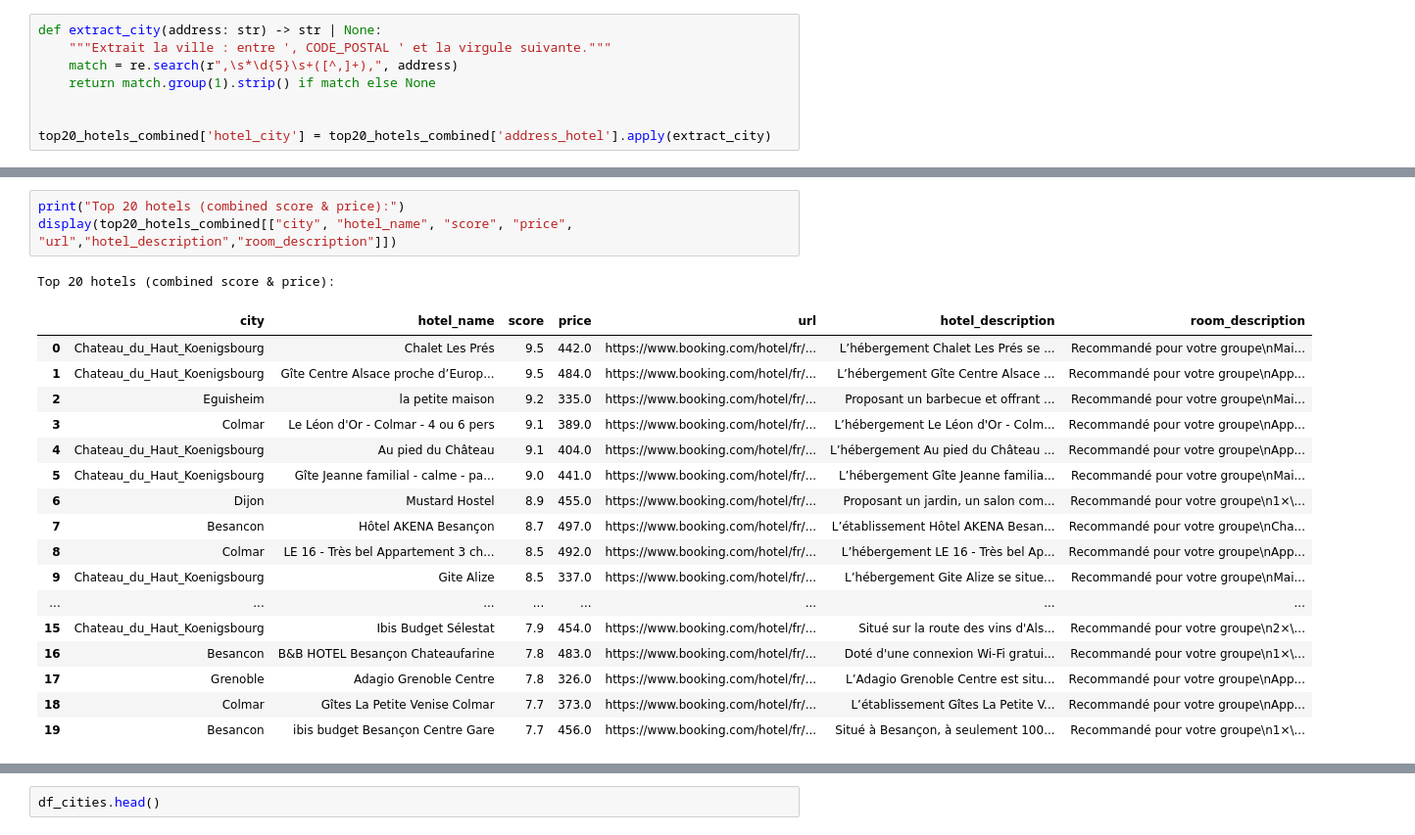
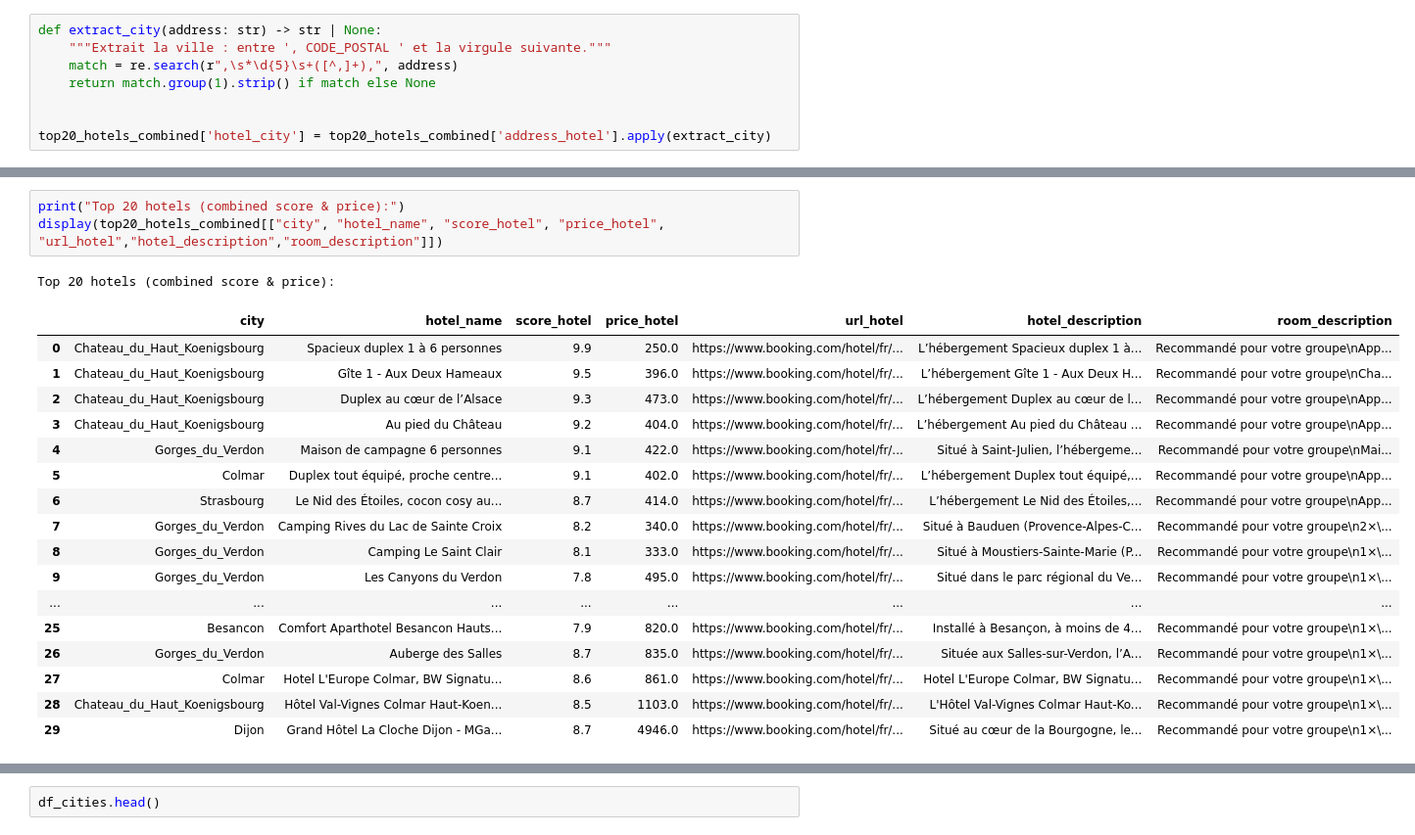
Before and after one commit to cyrilbraguy/Bl1_kayak, a Jupyter notebook: src/01-Plan_your_trip_with_Kayak_cyril.ipynb, the cells around one changed output, grey strips where cells are left out. Shown at 98% size. Cells and saved outputs as stored; diff of their text form.

```diff
--- a/src/01-Plan_your_trip_with_Kayak_cyril.ipynb
+++ b/src/01-Plan_your_trip_with_Kayak_cyril.ipynb
@@ -1277,25 +1248,25 @@ display(top20_hotels_combined)
 # %%
 print("Top 20 hotels (combined score & price):")
-display(top20_hotels_combined[["city", "hotel_name", "score", "price", "url","hotel_description","room_description"]])
+display(top20_hotels_combined[["city", "hotel_name", "score_hotel", "price_hotel", "url_hotel","hotel_description","room_description"]])
 # %% [output]
 Top 20 hotels (combined score & price):
-|  | city | hotel_name | score | price | url | hotel_description | room_description |
-| 0 | Chateau_du_Haut_Koenigsbourg | Chalet Les Prés | 9.5 | 442.0 | https://www.booking.com/hotel/fr/... | L’hébergement Chalet Les Prés se ... | Recommandé pour votre groupe\nMai... |
-| 1 | Chateau_du_Haut_Koenigsbourg | Gîte Centre Alsace proche d’Europ... | 9.5 | 484.0 | https://www.booking.com/hotel/fr/... | L’hébergement Gîte Centre Alsace ... | Recommandé pour votre groupe\nApp... |
-| 2 | Eguisheim | la petite maison | 9.2 | 335.0 | https://www.booking.com/hotel/fr/... | Proposant un barbecue et offrant ... | Recommandé pour votre groupe\nMai... |
-| 3 | Colmar | Le Léon d'Or - Colmar - 4 ou 6 pers | 9.1 | 389.0 | https://www.booking.com/hotel/fr/... | L’hébergement Le Léon d'Or - Colm... | Recommandé pour votre groupe\nApp... |
-| 4 | Chateau_du_Haut_Koenigsbourg | Au pied du Château | 9.1 | 404.0 | https://www.booking.com/hotel/fr/... | L’hébergement Au pied du Château ... | Recommandé pour votre groupe\nApp... |
-| 5 | Chateau_du_Haut_Koenigsbourg | Gîte Jeanne familial - calme - pa... | 9.0 | 441.0 | https://www.booking.com/hotel/fr/... | L’hébergement Gîte Jeanne familia... | Recommandé pour votre groupe\nMai... |
-| 6 | Dijon | Mustard Hostel | 8.9 | 455.0 | https://www.booking.com/hotel/fr/... | Proposant un jardin, un salon com... | Recommandé pour votre groupe\n1×\... |
-| 7 | Besancon | Hôtel AKENA Besançon | 8.7 | 497.0 | https://www.booking.com/hotel/fr/... | L’établissement Hôtel AKENA Besan... | Recommandé pour votre groupe\nCha... |
-| 8 | Colmar | LE 16 - Très bel Appartement 3 ch... | 8.5 | 492.0 | https://www.booking.com/hotel/fr/... | L’hébergement LE 16 - Très bel Ap... | Recommandé pour votre groupe\nApp... |
-| 9 | Chateau_du_Haut_Koenigsbourg | Gite Alize | 8.5 | 337.0 | https://www.booking.com/hotel/fr/... | L’hébergement Gite Alize se situe... | Recommandé pour votre groupe\nMai... |
+|  | city | hotel_name | score_hotel | price_hotel | url_hotel | hotel_description | room_description |
+| 0 | Chateau_du_Haut_Koenigsbourg | Spacieux duplex 1 à 6 personnes | 9.9 | 250.0 | https://www.booking.com/hotel/fr/... | L’hébergement Spacieux duplex 1 à... | Recommandé pour votre groupe\nApp... |
+| 1 | Chateau_du_Haut_Koenigsbourg | Gîte 1 - Aux Deux Hameaux | 9.5 | 396.0 | https://www.booking.com/hotel/fr/... | L’hébergement Gîte 1 - Aux Deux H... | Recommandé pour votre groupe\nCha... |
+| 2 | Chateau_du_Haut_Koenigsbourg | Duplex au cœur de l’Alsace | 9.3 | 473.0 | https://www.booking.com/hotel/fr/... | L’hébergement Duplex au cœur de l... | Recommandé pour votre groupe\nApp... |
+| 3 | Chateau_du_Haut_Koenigsbourg | Au pied du Château | 9.2 | 404.0 | https://www.booking.com/hotel/fr/... | L’hébergement Au pied du Château ... | Recommandé pour votre groupe\nApp... |
+| 4 | Gorges_du_Verdon | Maison de campagne 6 personnes | 9.1 | 422.0 | https://www.booking.com/hotel/fr/... | Situé à Saint-Julien, l’hébergeme... | Recommandé pour votre groupe\nMai... |
+| 5 | Colmar | Duplex tout équipé, proche centre... | 9.1 | 402.0 | https://www.booking.com/hotel/fr/... | L’hébergement Duplex tout équipé,... | Recommandé pour votre groupe\nApp... |
+| 6 | Strasbourg | Le Nid des Étoiles, cocon cosy au... | 8.7 | 414.0 | https://www.booking.com/hotel/fr/... | L’hébergement Le Nid des Étoiles,... | Recommandé pour votre groupe\nApp... |
+| 7 | Gorges_du_Verdon | Camping Rives du Lac de Sainte Croix | 8.2 | 340.0 | https://www.booking.com/hotel/fr/... | Situé à Bauduen (Provence-Alpes-C... | Recommandé pour votre groupe\n2×\... |
+| 8 | Gorges_du_Verdon | Camping Le Saint Clair | 8.1 | 333.0 | https://www.booking.com/hotel/fr/... | Situé à Moustiers-Sainte-Marie (P... | Recommandé pour votre groupe\n1×\... |
+| 9 | Gorges_du_Verdon | Les Canyons du Verdon | 7.8 | 495.0 | https://www.booking.com/hotel/fr/... | Situé dans le parc régional du Ve... | Recommandé pour votre groupe\n1×\... |
 | ... | ... | ... | ... | ... | ... | ... | ... |
-| 15 | Chateau_du_Haut_Koenigsbourg | Ibis Budget Sélestat | 7.9 | 454.0 | https://www.booking.com/hotel/fr/... | Situé sur la route des vins d'Als... | Recommandé pour votre groupe\n2×\... |
-| 16 | Besancon | B&B HOTEL Besançon Chateaufarine | 7.8 | 483.0 | https://www.booking.com/hotel/fr/... | Doté d'une connexion Wi-Fi gratui... | Recommandé pour votre groupe\n1×\... |
-| 17 | Grenoble | Adagio Grenoble Centre | 7.8 | 326.0 | https://www.booking.com/hotel/fr/... | L’Adagio Grenoble Centre est situ... | Recommandé pour votre groupe\nApp... |
-| 18 | Colmar | Gîtes La Petite Venise Colmar | 7.7 | 373.0 | https://www.booking.com/hotel/fr/... | L’établissement Gîtes La Petite V... | Recommandé pour votre groupe\nApp... |
-| 19 | Besancon | ibis budget Besançon Centre Gare | 7.7 | 456.0 | https://www.booking.com/hotel/fr/... | Situé à Besançon, à seulement 100... | Recommandé pour votre groupe\n1×\... |
+| 25 | Besancon | Comfort Aparthotel Besancon Hauts... | 7.9 | 820.0 | https://www.booking.com/hotel/fr/... | Installé à Besançon, à moins de 4... | Recommandé pour votre groupe\n1×\... |
+| 26 | Gorges_du_Verdon | Auberge des Salles | 8.7 | 835.0 | https://www.booking.com/hotel/fr/... | Située aux Salles-sur-Verdon, l’A... | Recommandé pour votre groupe\n1×\... |
+| 27 | Colmar | Hotel L'Europe Colmar, BW Signatu... | 8.6 | 861.0 | https://www.booking.com/hotel/fr/... | Hotel L'Europe Colmar, BW Signatu... | Recommandé pour votre groupe\n1×\... |
+| 28 | Chateau_du_Haut_Koenigsbourg | Hôtel Val-Vignes Colmar Haut-Koen... | 8.5 | 1103.0 | https://www.booking.com/hotel/fr/... | L'Hôtel Val-Vignes Colmar Haut-Ko... | Recommandé pour votre groupe\n1×\... |
+| 29 | Dijon | Grand Hôtel La Cloche Dijon - MGa... | 8.7 | 4946.0 | https://www.booking.com/hotel/fr/... | Situé au cœur de la Bourgogne, le... | Recommandé pour votre groupe\n1×\... |
 # %%
 top_cities.head()
 # %% [output]
```
Also changed, not shown: parts of 19 cells of this notebook, 7 other files.
